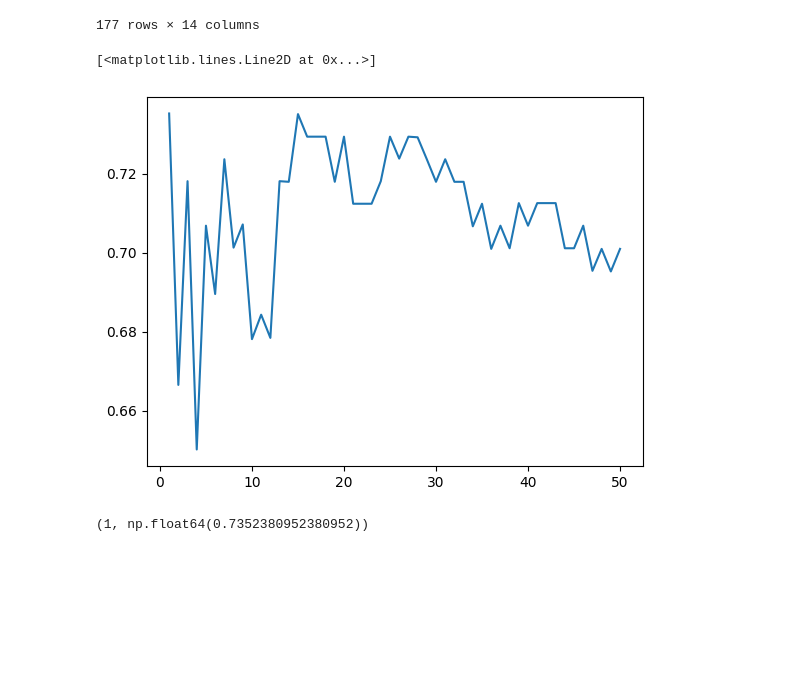
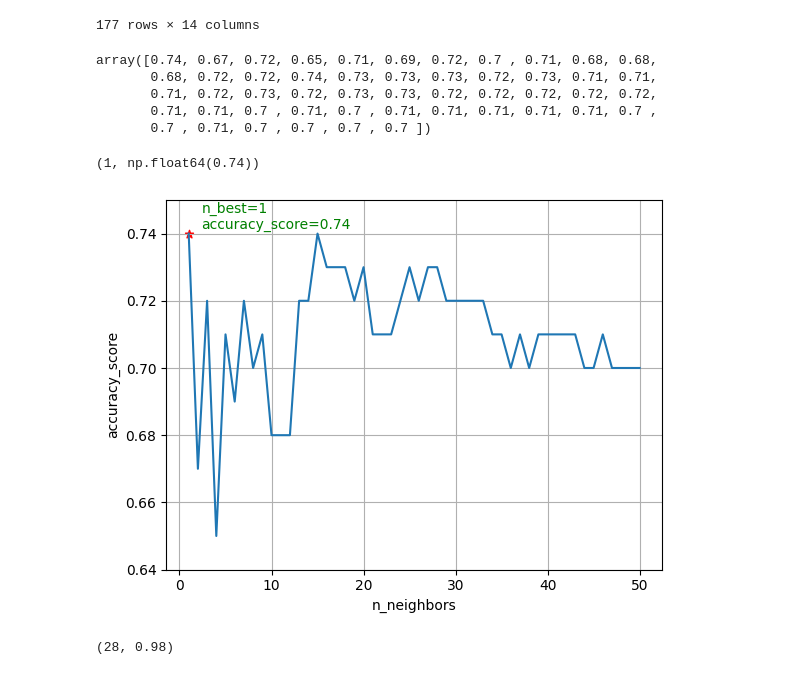
Before and after one commit to AlexeyTri/Home_work_NN, a Jupyter notebook: HomeWork_3.ipynb, the cells around one changed output. Cells and saved outputs as stored; diff of their text form; code cells hidden in the pictures; blank space fills up the shorter version.

```diff
--- a/HomeWork_3.ipynb
+++ b/HomeWork_3.ipynb
@@ -37,28 +37,52 @@ kf = KFold(n_splits=5, shuffle=True, random_state=42)
 knn = KNeighborsClassifier()
 # %%
 acc_score = []
-plot= []
 for i in range(1, 51, 1):
     kf = KFold(n_splits=5, shuffle=True, random_state=42)
     knn = KNeighborsClassifier(n_neighbors=i)
-    acc_score.append((i, cross_val_score(knn, X, y, cv=kf, scoring='accuracy').mean()))
-    plot.append(cross_val_score(knn, X, y, cv=kf, scoring='accuracy').mean())
+    acc_score.append([i, np.round(cross_val_score(knn, X, y, cv=kf, scoring='accuracy').mean(), 2).item()])
-# %%
-plt.plot(range(1, 51,1), plot)
-# %% [output]
-[<matplotlib.lines.Line2D at 0x...>]
-[figure, removed]
+# %%
+acc_score = np.array(acc_score)
+acc_score[:, 1]
+# %% [output]
+array([0.74, 0.67, 0.72, 0.65, 0.71, 0.69, 0.72, 0.7 , 0.71, 0.68, 0.68,
+       0.68, 0.72, 0.72, 0.74, 0.73, 0.73, 0.73, 0.72, 0.73, 0.71, 0.71,
+       0.71, 0.72, 0.73, 0.72, 0.73, 0.73, 0.72, 0.72, 0.72, 0.72, 0.72,
+       0.71, 0.71, 0.7 , 0.71, 0.7 , 0.71, 0.71, 0.71, 0.71, 0.71, 0.7 ,
+       0.7 , 0.71, 0.7 , 0.7 , 0.7 , 0.7 ])
 # %%
-sorted(acc_score, key=lambda acc_score: acc_score[1], reverse=True)[0]
+best_score = sorted(acc_score, key=lambda acc_score: acc_score[1], reverse=True)[0]
-# %% [output]
-(1, np.float64(0.7352380952380952))
+# %%
+x_best = int(best_score[0].item())
+y_best = best_score[1]
+x_best, y_best
+# %% [output]
+(1, np.float64(0.74))
+# %%
+plt.plot(range(1, 51,1), acc_score[:, 1])
+plt.scatter(x_best, y_best, c="red", marker="*")
+plt.figtext(0.18, y_best+0.08, s=f"n_best={x_best}\naccuracy_score={y_best}", c="green")
+plt.xlabel("n_neighbors")
+plt.ylabel("accuracy_score")
+plt.ylim([0.64, 0.75])
+plt.grid(True)
+plt.show()
+# %% [output]
+[figure, added]
 # %%
 X_scale = scale(X)
 # %%
 acc_score = []
-plot= []
 for i in range(1, 51, 1):
     kf = KFold(n_splits=5, shuffle=True, random_state=42)
     knn = KNeighborsClassifier(n_neighbors=i)
-    acc_score.append((i, cross_val_score(knn, X_scale, y, cv=kf, scoring='accuracy').mean()))
-    plot.append(cross_val_score(knn, X_scale, y, cv=kf, scoring='accuracy').mean())
+    acc_score.append([i, np.round(cross_val_score(knn, X_scale, y, cv=kf, scoring='accuracy').mean(), 2).item()])
+
+acc_score = np.array(acc_score)
+best_score = sorted(acc_score, key=lambda acc_score: acc_score[1], reverse=True)[0]
+
+x_best = int(best_score[0].item())
+y_best = best_score[1].item()
+x_best, y_best
+# %% [output]
+(28, 0.98)
```
Also changed, not shown: parts of 5 cells of this notebook.
